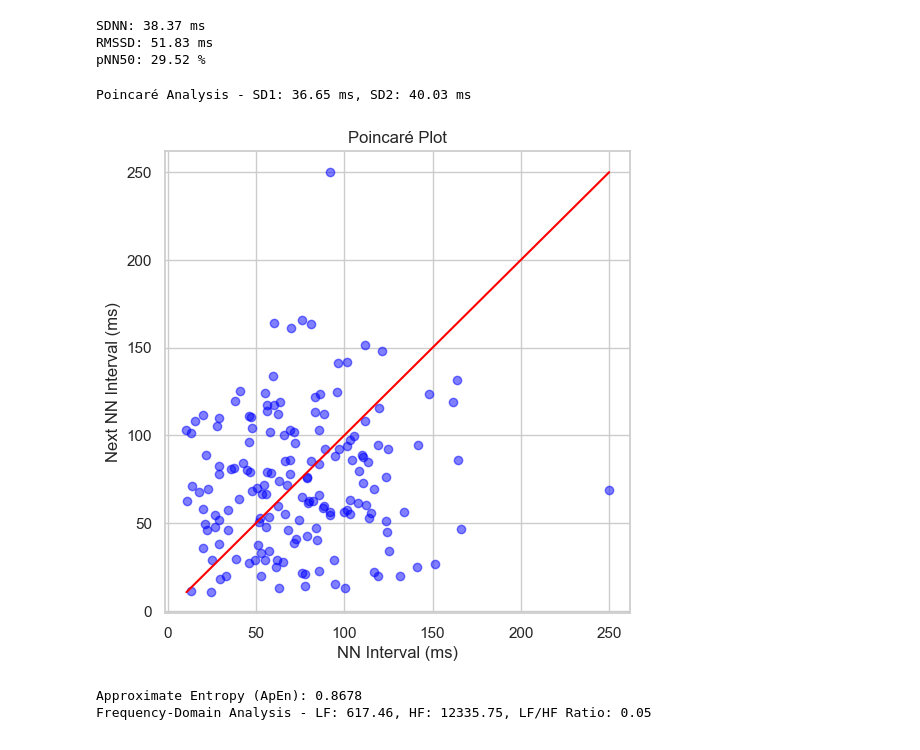
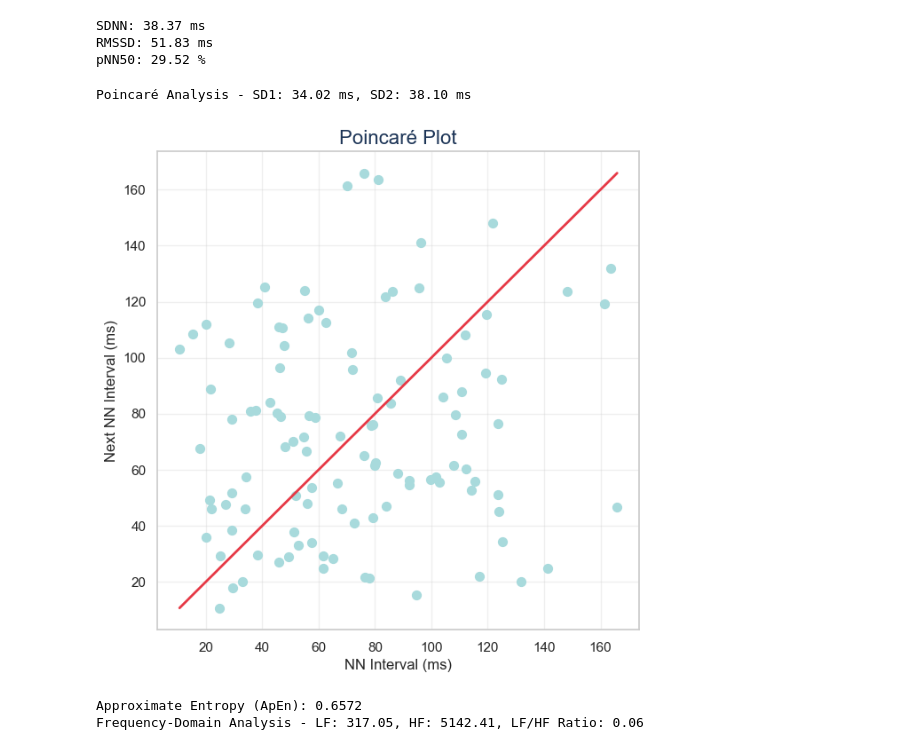
Before and after one commit to ngirmay/IronMan_2023, a Jupyter notebook: body_composition/body_composition_analysis.ipynb, the cells around one changed output. Saved outputs shown, nothing was run; the diff lists cells and outputs as text; code cells hidden in the pictures.

```diff
--- a/body_composition/body_composition_analysis.ipynb
+++ b/body_composition/body_composition_analysis.ipynb
@@ -559,14 +614,18 @@ import plotly.express as px
 import matplotlib.pyplot as plt
 import os
 
+# Define important dates (make sure they are timezone-naive)
+training_start_date = pd.to_datetime("2022-12-01").tz_localize(None)
+ironman_event_date = pd.to_datetime("2023-07-23").tz_localize(None)
+
 # Load HRV data
 base_path = '/Users/ngirmay/Documents/GitHub/ironman_retrospective/apple_health/health_data_exported/'
 hrv_file = os.path.join(base_path, 'HKQuantityTypeIdentifierHeartRateVariabilitySDNN_2024-04-99_18-31-30_SimpleHealthExportCSV.csv')
 df_hrv = pd.read_csv(hrv_file, sep=',', skiprows=1)
 
-# Clean HRV data
-df_hrv['startDate'] = pd.to_datetime(df_hrv['startDate'])
-df_hrv_clean = df_hrv[['startDate', 'value']].copy()
+# Clean HRV data and ensure all datetime columns are timezone-naive
+df_hrv['startDate'] = pd.to_datetime(df_hrv['startDate']).dt.tz_localize(None)
+df_hrv_clean = df_hrv[(df_hrv['startDate'] >= training_start_date) & (df_hrv['startDate'] <= ironman_event_date)].copy()
 df_hrv_clean.rename(columns={'value': 'HRV'}, inplace=True)
 
 # Extract NN intervals for HRV analysis
@@ -579,69 +638,49 @@ def poincare_analysis(nn_intervals):
     sd2 = np.sqrt(2 * np.var(nn_intervals) - 0.5 * np.var(diff_nn))
     return sd1, sd2
 
-# Poincaré Plot
+# Poincaré Plot with enhanced aesthetics
 def plot_poincare(nn_intervals):
     x = nn_intervals[:-1]
     y = nn_intervals[1:]
-    plt.figure(figsize=(6,6))
-    plt.scatter(x, y, color='blue', alpha=0.5)
-    plt.plot([min(x), max(x)], [min(x), max(x)], color='red')  # Line of identity
-    plt.title('Poincaré Plot')
-    plt.xlabel('NN Interval (ms)')
-    plt.ylabel('Next NN Interval (ms)')
-    plt.grid(True)
+    plt.figure(figsize=(7,7))
+    plt.scatter(x, y, color='#a8dadc', alpha=1, s=50)  # Adjust point size
+    plt.plot([min(x), max(x)], [min(x), max(x)], color='#e63946', linewidth=2)  # Line of identity
+    plt.title('Poincaré Plot', fontsize=16, color='#1d3557')
+    plt.xlabel('NN Interval (ms)', fontsize=12)
+    plt.ylabel('Next NN Interval (ms)', fontsize=12)
+    plt.grid(True, alpha=0.3)  # Light grid for improved readability
     plt.show()
 
 sd1, sd2 = poincare_analysis(nn_intervals)
 print(f"Poincaré Analysis - SD1: {sd1:.2f} ms, SD2: {sd2:.2f} ms")
 
 # Plot Poincaré plot
 plot_poincare(nn_intervals)
 
 ### 2. Approximate Entropy (ApEn)
 def approximate_entropy(U, m, r):
     N = len(U)
     def _phi(m):
         x = np.array([U[i:i + m] for i in range(N - m + 1)])
         C = np.sum(np.max(np.abs(x[:, None] - x[None, :]), axis=2) <= r, axis=0) / (N - m + 1)
         return np.sum(np.log(C)) / (N - m + 1)
     return abs(_phi(m) - _phi(m + 1))
 
 ap_en = approximate_entropy(nn_intervals, 2, 0.2 * np.std(nn_intervals))
 print(f"Approximate Entropy (ApEn): {ap_en:.4f}")
 
 ### 3. Frequency-Domain Analysis (LF, HF, LF/HF Ratio)
 def frequency_domain_analysis(nn_intervals, fs=4):
     f, Pxx = welch(nn_intervals, fs=fs, nperseg=min(len(nn_intervals), 128))  # Adjust nperseg
     lf_band = np.trapz(Pxx[(f >= 0.04) & (f <= 0.15)])  # LF band
     hf_band = np.trapz(Pxx[(f >= 0.15) & (f <= 0.40)])  # HF band
     lf_hf_ratio = lf_band / hf_band if hf_band != 0 else np.nan
     return lf_band, hf_band, lf_hf_ratio
 
 lf, hf, lf_hf = frequency_domain_analysis(nn_intervals)
 print(f"Frequency-Domain Analysis - LF: {lf:.2f}, HF: {hf:.2f}, LF/HF Ratio: {lf_hf:.2f}")
-
-### 4. Heart Rate Drift Analysis
-def heart_rate_drift(df_activity, start_time, end_time):
-    first_10_min = df_activity[df_activity['startDate'].between(start_time, start_time + pd.Timedelta(minutes=10))]
-    last_10_min = df_activity[df_activity['startDate'].between(end_time - pd.Timedelta(minutes=10), end_time)]
-
-    start_hr = first_10_min['value'].mean()
-    end_hr = last_10_min['value'].mean()
-
-    print(f"Heart Rate Drift - Start HR: {start_hr:.2f} bpm, End HR: {end_hr:.2f} bpm")
-    return start_hr, end_hr
-
-# Load Running Activity Data
-running_file = os.path.join(base_path, 'HKWorkoutActivityTypeRunning_2024-04-99_18-31-37_SimpleHealthExportCSV.csv')
-df_activity_running = pd.read_csv(running_file, sep=',', skiprows=1)
-df_activity_running['startDate'] = pd.to_datetime(df_activity_running['startDate']).dt.round('min')
-
-# Ensure both HRV and activity data are tz-naive
-df_hrv_clean['startDate'] = df_hrv_clean['startDate'].dt.tz_localize(None)
-df_activity_running['startDate'] = df_activity_running['startDate'].dt.tz_localize(None)
 # %% [output]
-Poincaré Analysis - SD1: 36.65 ms, SD2: 40.03 ms
+Poincaré Analysis - SD1: 34.02 ms, SD2: 38.10 ms
-[figure, old version]
+[figure, new version]
-Approximate Entropy (ApEn): 0.8678
-Frequency-Domain Analysis - LF: 617.46, HF: 12335.75, LF/HF Ratio: 0.05
+Approximate Entropy (ApEn): 0.6572
+Frequency-Domain Analysis - LF: 317.05, HF: 5142.41, LF/HF Ratio: 0.06
```
Also changed, not shown: parts of 15 cells of this notebook, 2 other files.
